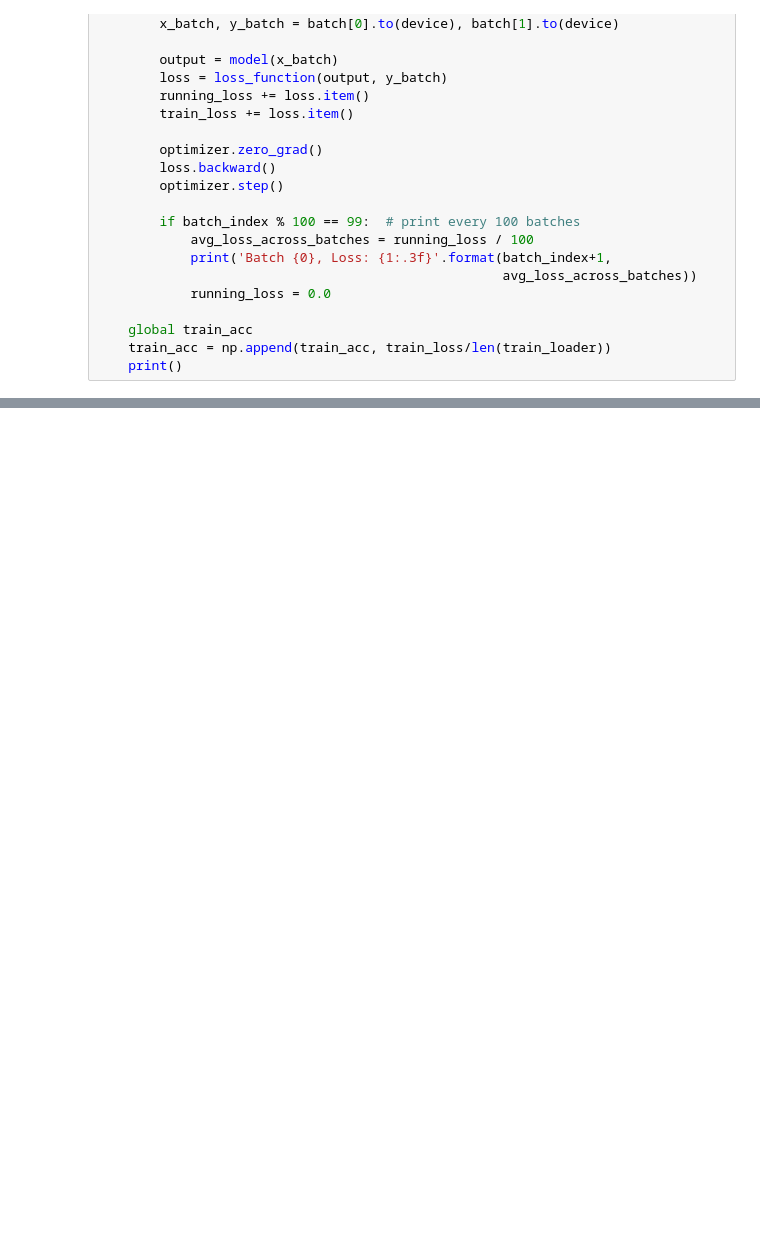
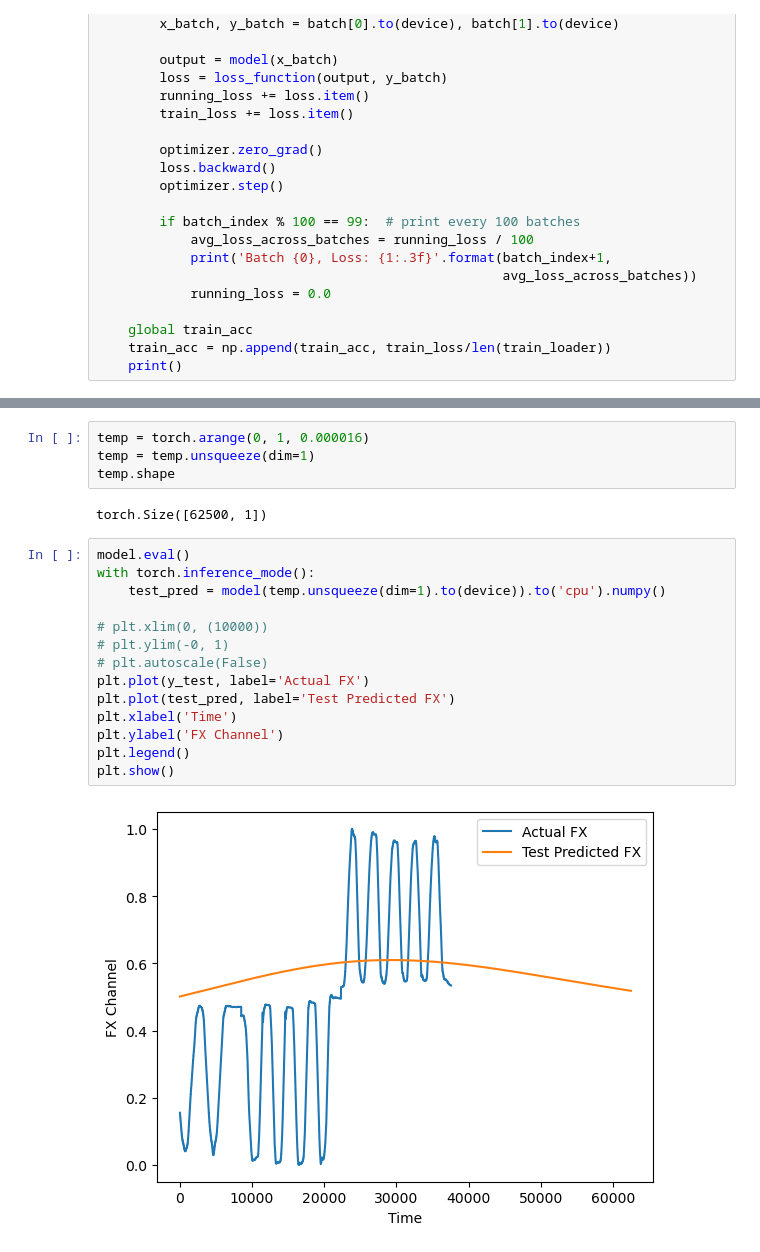
Before and after one commit to johnymeng/imed, a Jupyter notebook: Time Series Prediction/lstm_7.ipynb, the cells around one changed output, grey strips where cells are left out. Drawn from its saved outputs; the diff is of its cells as text; blank space fills up the shorter version.

```diff
--- a/Time Series Prediction/lstm_7.ipynb
+++ b/Time Series Prediction/lstm_7.ipynb
@@ -514,0 +576,22 @@ plt.show()
+# %%
+temp = torch.arange(0, 1, 0.000016)
+temp = temp.unsqueeze(dim=1)
+temp.shape
+# %% [output]
+torch.Size([62500, 1])
+# %%
+model.eval()
+with torch.inference_mode():
+    test_pred = model(temp.unsqueeze(dim=1).to(device)).to('cpu').numpy()
+
+# plt.xlim(0, (10000))
+# plt.ylim(-0, 1)
+# plt.autoscale(False)
+plt.plot(y_test, label='Actual FX')
+plt.plot(test_pred, label='Test Predicted FX')
+plt.xlabel('Time')
+plt.ylabel('FX Channel')
+plt.legend()
+plt.show()
+# %% [output]
+[figure, added]
```
Also changed, not shown: parts of 23 cells of this notebook, 5 other files.
